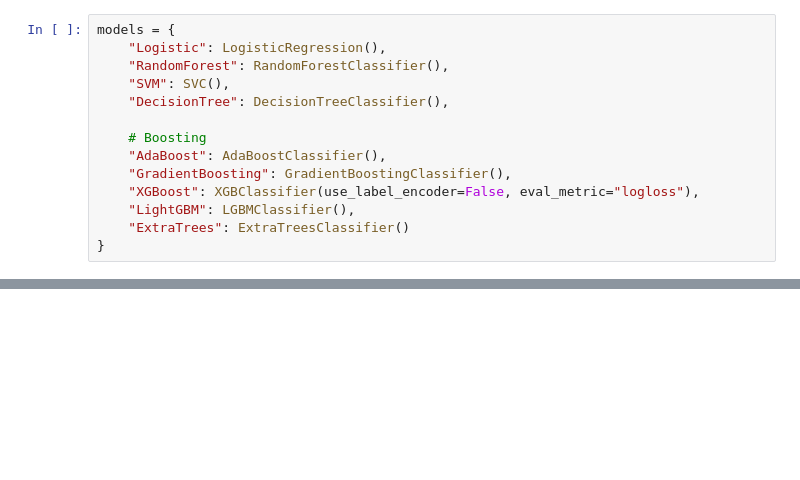
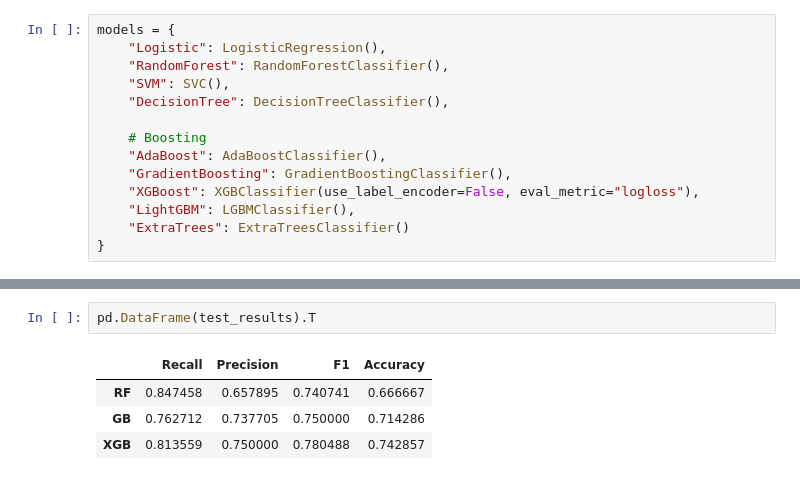
Before and after one commit to aaquiib/Credit-Risk-Modelling, a Jupyter notebook: notebook/analysis.ipynb, the cells around one changed output, grey strips where cells are left out. Cells and saved outputs as stored; diff of their text form; blank space fills up the shorter version.

```diff
--- a/notebook/analysis.ipynb
+++ b/notebook/analysis.ipynb
@@ -544,0 +745,7 @@ ExtraTrees        0.590476   0.648148  0.593220  0.619469
+# %%
+pd.DataFrame(test_results).T
+# %% [output]
+|  | Recall | Precision | F1 | Accuracy |
+| RF | 0.847458 | 0.657895 | 0.740741 | 0.666667 |
+| GB | 0.762712 | 0.737705 | 0.750000 | 0.714286 |
+| XGB | 0.813559 | 0.750000 | 0.780488 | 0.742857 |
```
Also changed, not shown: parts of 26 cells of this notebook, 2 other files.
